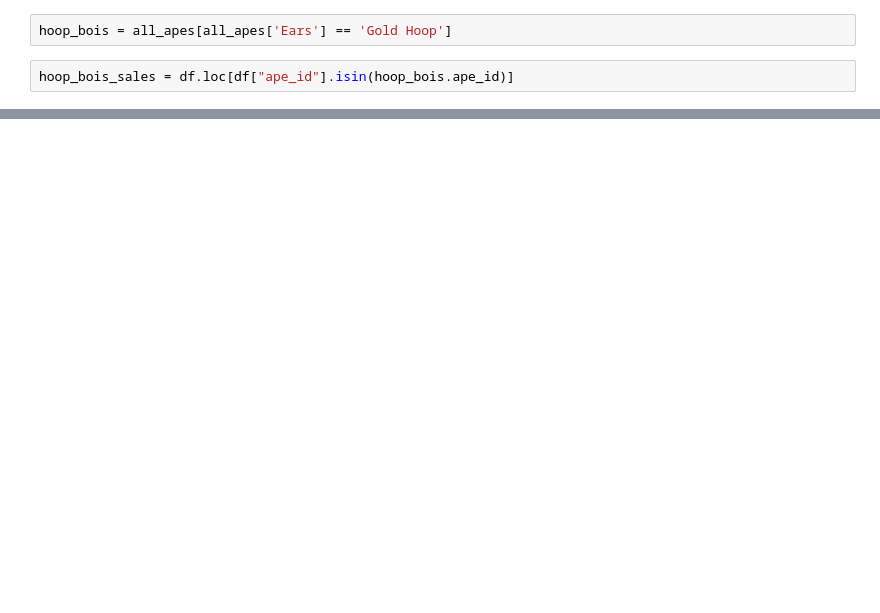
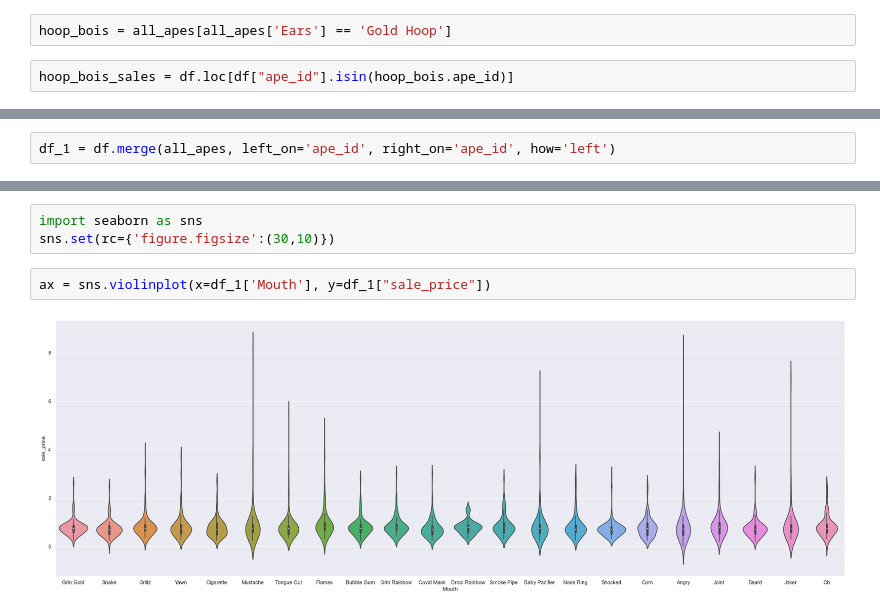
Before and after one commit to SamPink/ape-gang, a Jupyter notebook: notebooks/all_sales.ipynb, the cells around one changed output, grey strips where cells are left out. Saved outputs shown, nothing was run; the diff lists cells and outputs as text; blank space fills up the shorter version.

```diff
--- a/notebooks/all_sales.ipynb
+++ b/notebooks/all_sales.ipynb
@@ -71,0 +118,2 @@ df.sale_price.mean()
+# %%
+df_1 = df.merge(all_apes, left_on='ape_id', right_on='ape_id', how='left')
@@ -71,0 +267,7 @@ df.sale_price.mean()
+# %%
+import seaborn as sns
+sns.set(rc={'figure.figsize':(30,10)})
+# %%
+ax = sns.violinplot(x=df_1['Mouth'], y=df_1["sale_price"])
+# %% [output]
+[figure, added]
```
Also changed, not shown: parts of 25 cells of this notebook, 1 other file.
